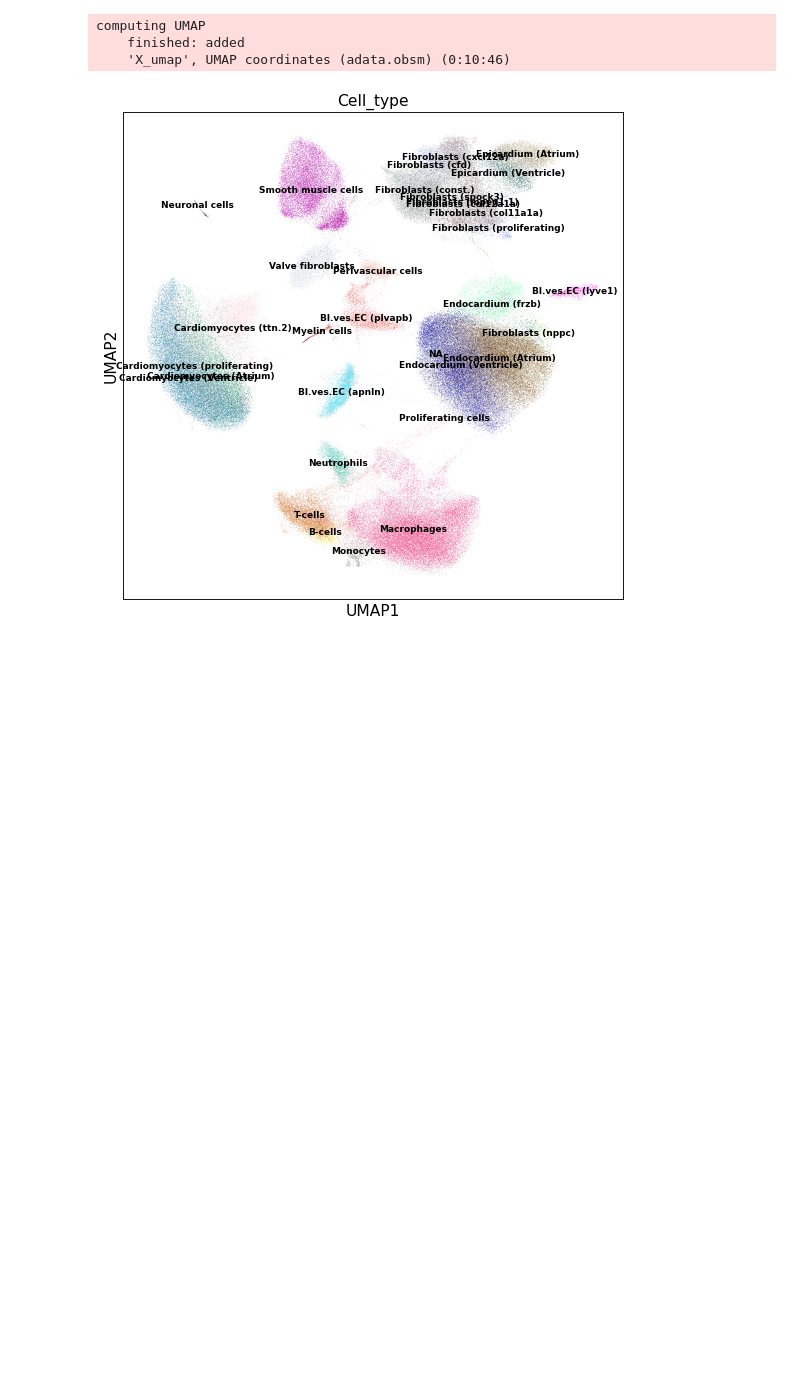
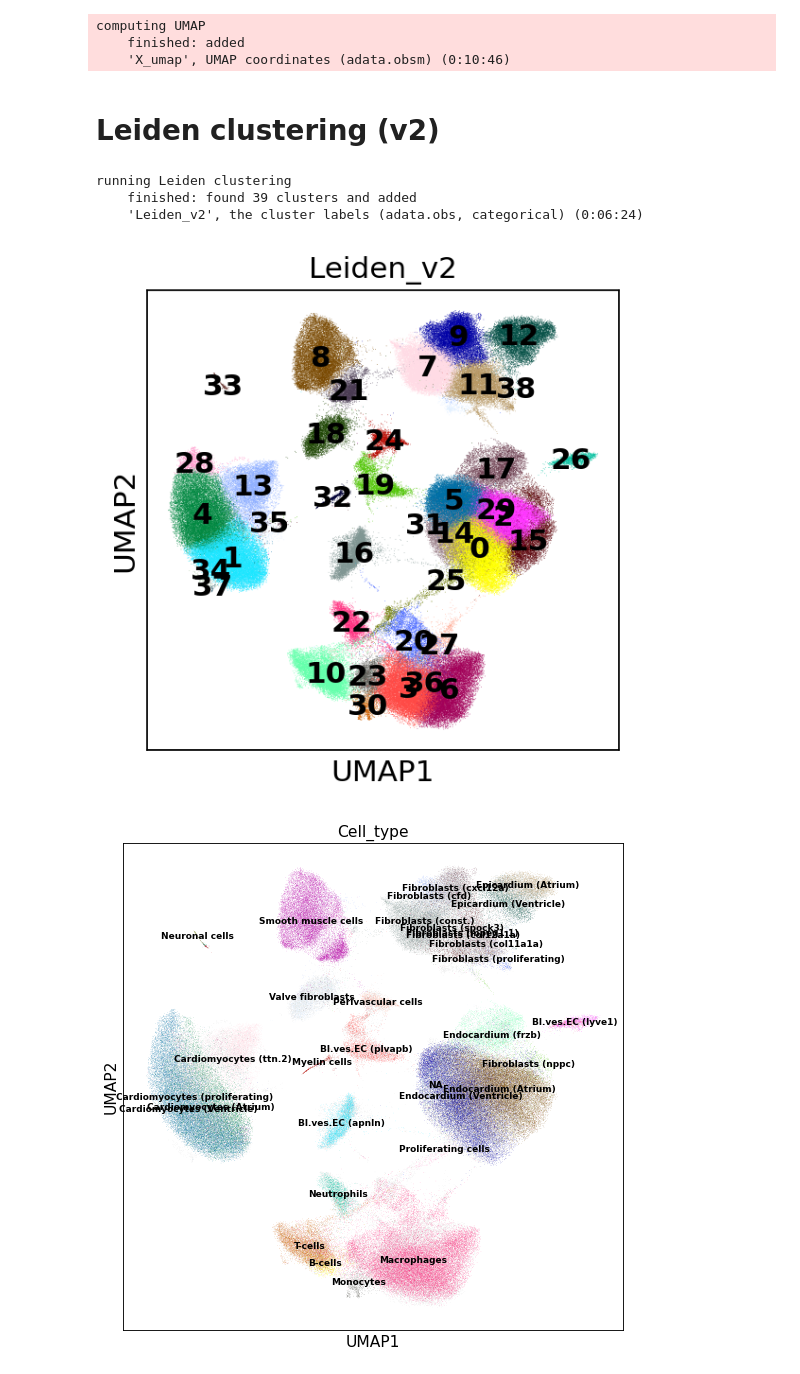
Before and after one commit to JasonJunYing/EHT, a Jupyter notebook: Combined_analysis.ipynb, the cells around one changed output. Cells and saved outputs as stored; diff of their text form; code cells hidden in the pictures; blank space fills up the shorter version.

```diff
--- a/Combined_analysis.ipynb
+++ b/Combined_analysis.ipynb
@@ -279,6 +281,18 @@ sc.tl.umap(adata)
 computing UMAP
     finished: added
     'X_umap', UMAP coordinates (adata.obsm) (0:10:46)
+# %% [markdown]
+# Leiden clustering (v2)
+# %%
+sc.tl.leiden(adata, resolution=2, key_added='Leiden_v2')
+# %% [output]
+running Leiden clustering
+    finished: found 39 clusters and added
+    'Leiden_v2', the cluster labels (adata.obs, categorical) (0:06:24)
+# %%
+sc.pl.umap(adata, color='Leiden_v2', legend_loc='on data')
+# %% [output]
+[figure, added]
 # %%
 adata = sc.read('./write/combined_inner_overall_filtered.h5ad')
 # %%
```
Also changed, not shown: parts of 36 cells of this notebook, 1 other file.
